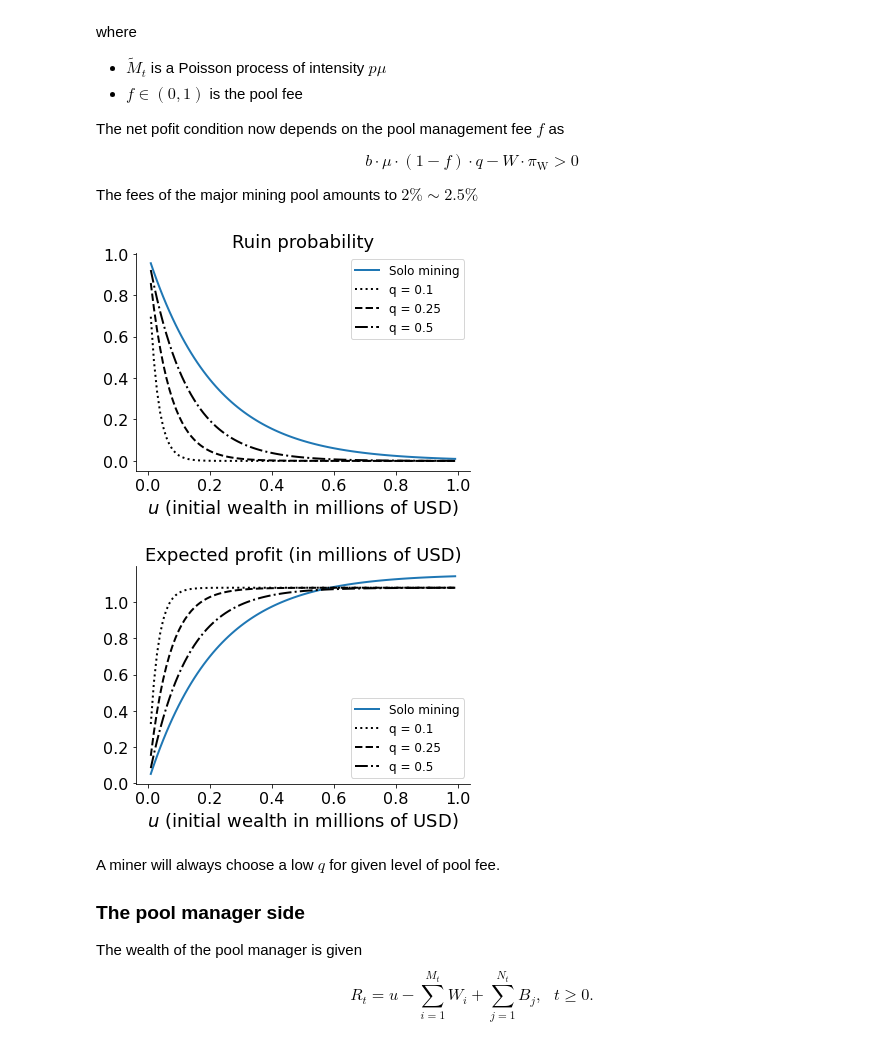
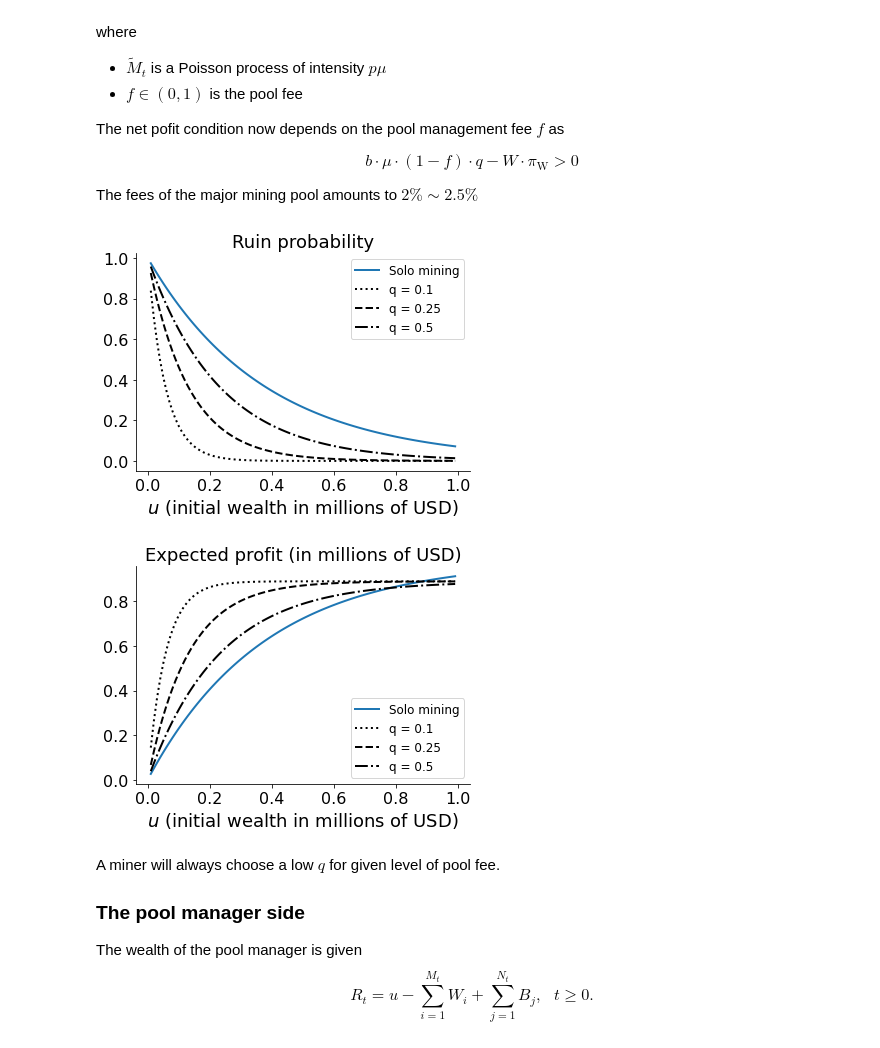
Before and after one commit to LaGauffre/BLOCKASTICS, a Jupyter notebook: Python/Lecture_3_mining_pool.ipynb, the cells around one changed output. Drawn from its saved outputs; the diff is of its cells as text; code cells hidden in the pictures.

```diff
--- a/Python/Lecture_3_mining_pool.ipynb
+++ b/Python/Lecture_3_mining_pool.ipynb
@@ -194,8 +194,8 @@ $$
 
 The fees of the major mining pool amounts to $2\%\sim 2.5\%$
 # %%
-u, t, q, f, p  = 1000000, 24*7, 0.05, 0.025, 0.01
-π_W = 0.1
+t, f, p  =24*7, 0.025, 0.01
+π_W = 0.15
 c = p * π_W * W
 q_vec = [0.1, 0.25, 0.5]
 u_vec = np.arange(10000, 1000000, 10000)
@@ -211,26 +211,26 @@ plt.tick_params(labelsize=fontsize_ticker)
 plt.legend(fontsize = 12)
 sns.despine()
 # %% [output]
-[figure, old version]
+[figure, new version]
 # %%
-u, t, q, f  = 1000000, 24*7, 0.05, 0.025
-π_W = 0.1
+t, f  = 24*7, 0.025
+π_W = 0.15
 c = p * π_W * W
 q_vec = [0.1, 0.25, 0.5]
 u_vec = np.arange(10000, 1000000, 10000)
 linestyles = ['dotted', 'dashed', 'dashdot']
 V_solo = [V_T(u, t, b, c, p, λ) for u in u_vec]
 plt.plot(u_vec *1e-6, (V_solo-u_vec)*1e-6,linewidth =2, label = "Solo mining")
 for k,q in enumerate(q_vec):
     V_pool = [V_T(u, t, b * q * (1 - f), c, p, λ / q) for u in u_vec]
     plt.plot(u_vec *1e-6, (V_pool - u_vec)*1e-6,linewidth =2, linestyle = linestyles[k], color = "k", label = "q = "+str(q))
 plt.xlabel('$u$ (initial wealth in millions of USD)', fontsize = fontsize_axes)
 plt.title('Expected profit (in millions of USD)', fontsize = fontsize_axes)
 plt.tick_params(labelsize=fontsize_ticker)
 plt.legend(fontsize = 12)
 sns.despine()
 # %% [output]
-[figure, old version]
+[figure, new version]
 # %% [markdown]
 A miner will always choose a low $q$ for given level of pool fee.
 
```
Also changed, not shown: parts of 8 cells of this notebook, 16 other files.
